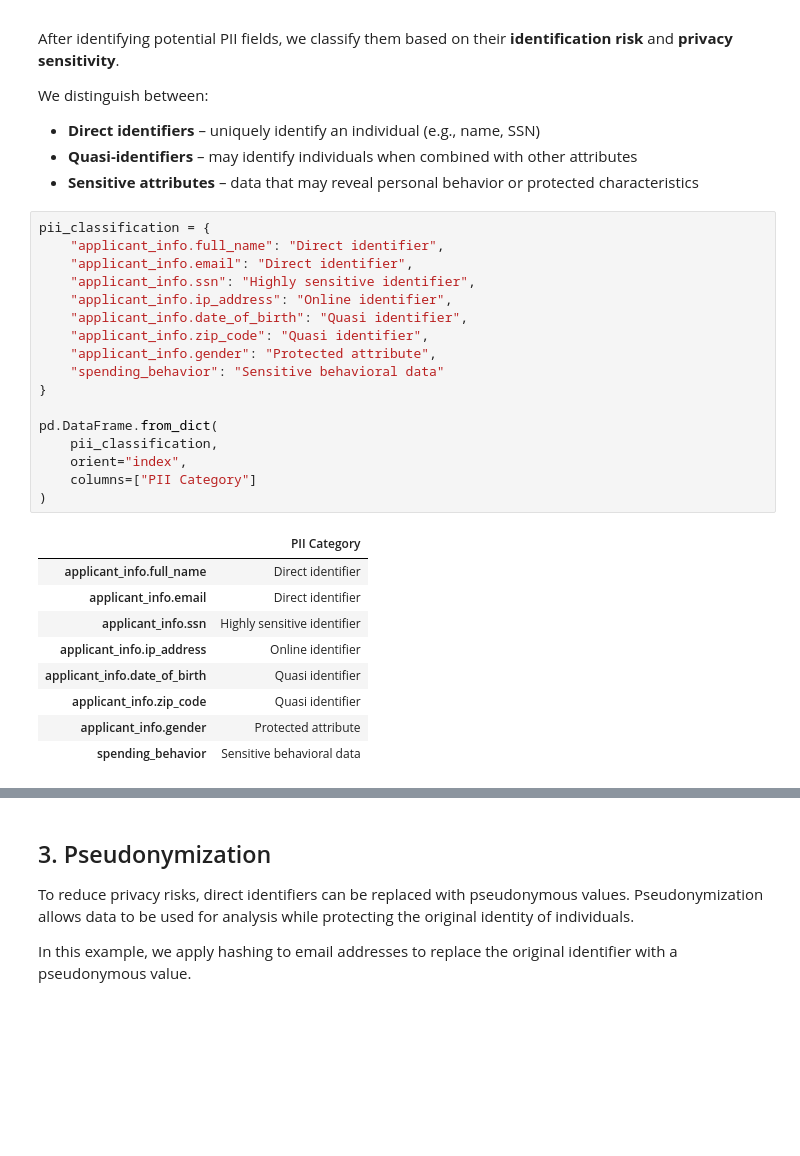
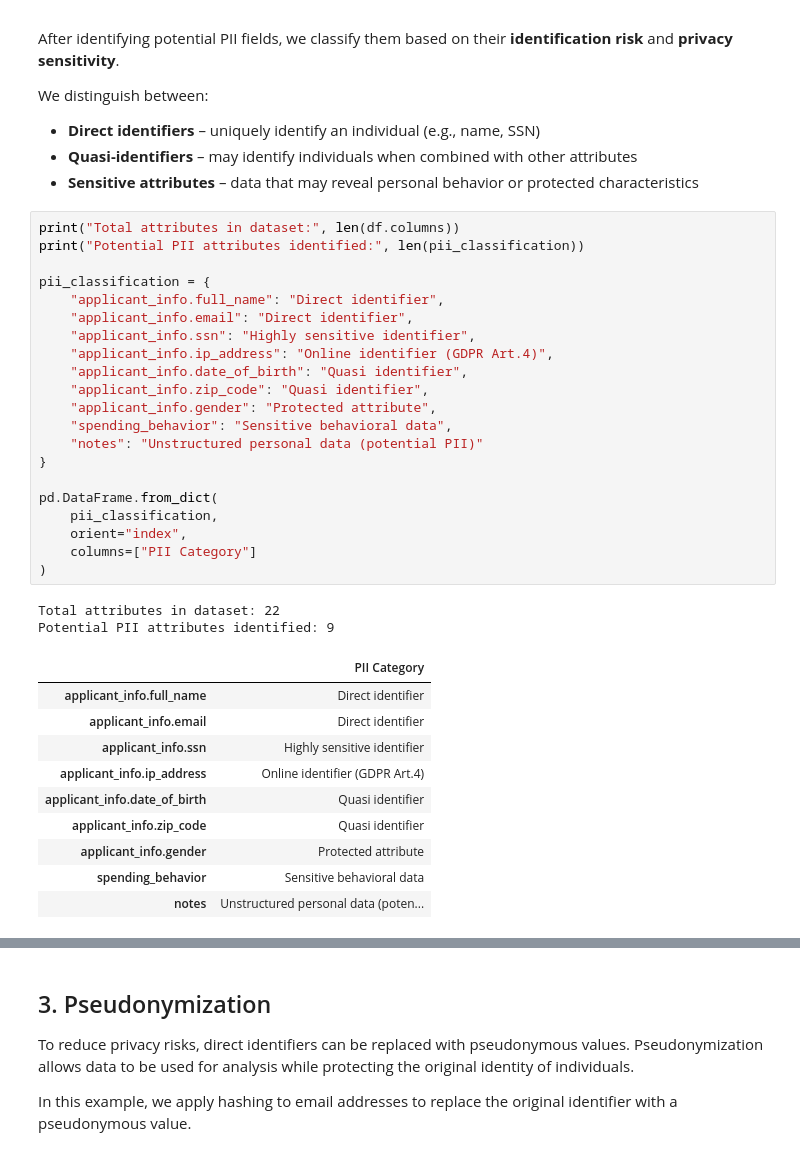
Before and after one commit to lauraaandrada/dego-project-team2, a Jupyter notebook: notebooks/03-privacy-demo.ipynb, the cells around one changed output, grey strips where cells are left out. Cells and saved outputs as stored; diff of their text form; blank space fills up the shorter version.

Commit message:
Enhance PII risk classification and governance explanation

```diff
--- a/notebooks/03-privacy-demo.ipynb
+++ b/notebooks/03-privacy-demo.ipynb
@@ -128,30 +128,37 @@ We distinguish between:
 - **Quasi-identifiers** – may identify individuals when combined with other attributes
 - **Sensitive attributes** – data that may reveal personal behavior or protected characteristics
 # %%
+print("Total attributes in dataset:", len(df.columns))
+print("Potential PII attributes identified:", len(pii_classification))
+
 pii_classification = {
     "applicant_info.full_name": "Direct identifier",
     "applicant_info.email": "Direct identifier",
     "applicant_info.ssn": "Highly sensitive identifier",
-    "applicant_info.ip_address": "Online identifier",
+    "applicant_info.ip_address": "Online identifier (GDPR Art.4)",
     "applicant_info.date_of_birth": "Quasi identifier",
     "applicant_info.zip_code": "Quasi identifier",
     "applicant_info.gender": "Protected attribute",
-    "spending_behavior": "Sensitive behavioral data"
+    "spending_behavior": "Sensitive behavioral data",
+    "notes": "Unstructured personal data (potential PII)"
 }
 
 pd.DataFrame.from_dict(
     pii_classification,
     orient="index",
     columns=["PII Category"]
 )
 # %% [output]
+Total attributes in dataset: 22
+Potential PII attributes identified: 9
 |  | PII Category |
 | applicant_info.full_name | Direct identifier |
 | applicant_info.email | Direct identifier |
 | applicant_info.ssn | Highly sensitive identifier |
-| applicant_info.ip_address | Online identifier |
+| applicant_info.ip_address | Online identifier (GDPR Art.4) |
 | applicant_info.date_of_birth | Quasi identifier |
 | applicant_info.zip_code | Quasi identifier |
 | applicant_info.gender | Protected attribute |
 | spending_behavior | Sensitive behavioral data |
+| notes | Unstructured personal data (poten... |
 # %% [markdown]
```
Also changed, not shown: parts of 2 cells of this notebook.
